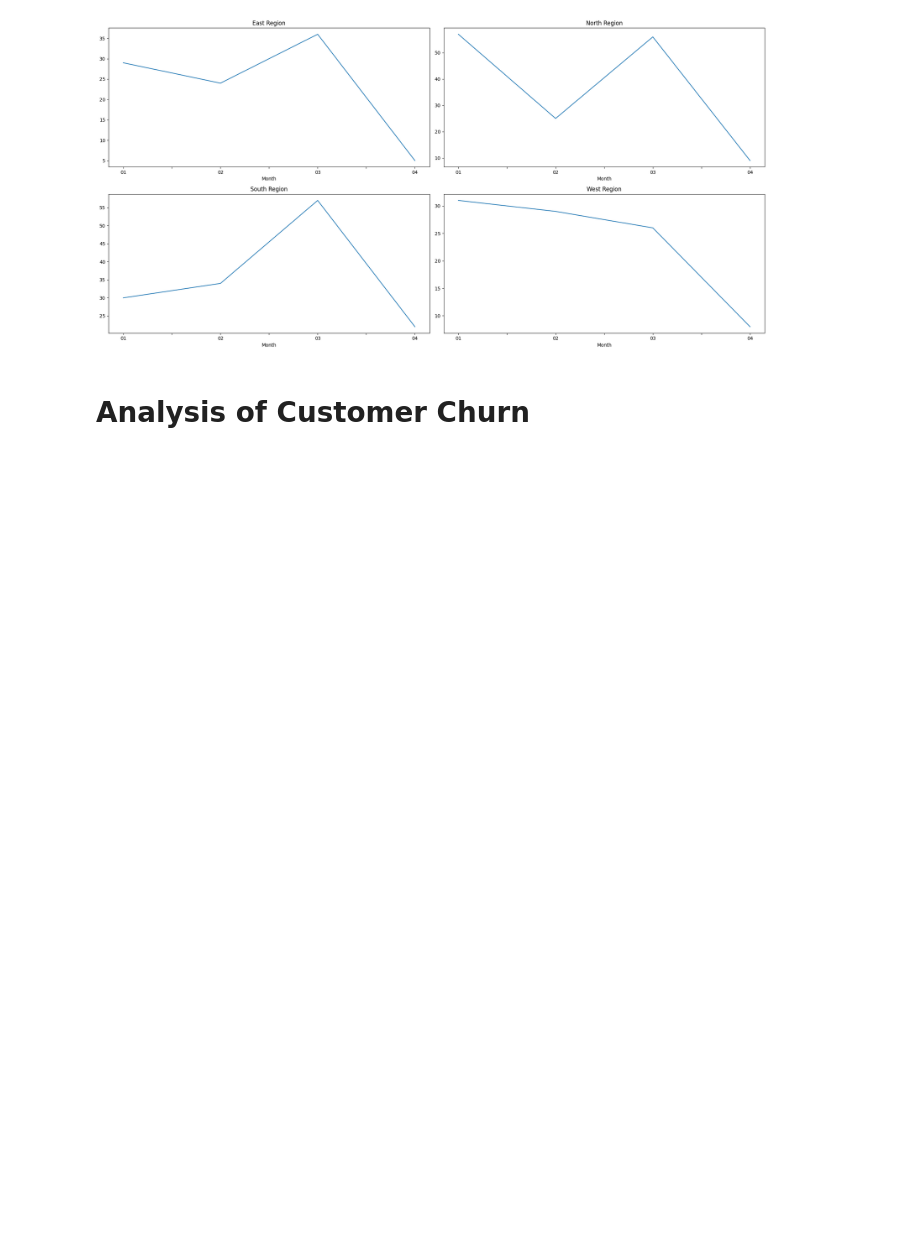
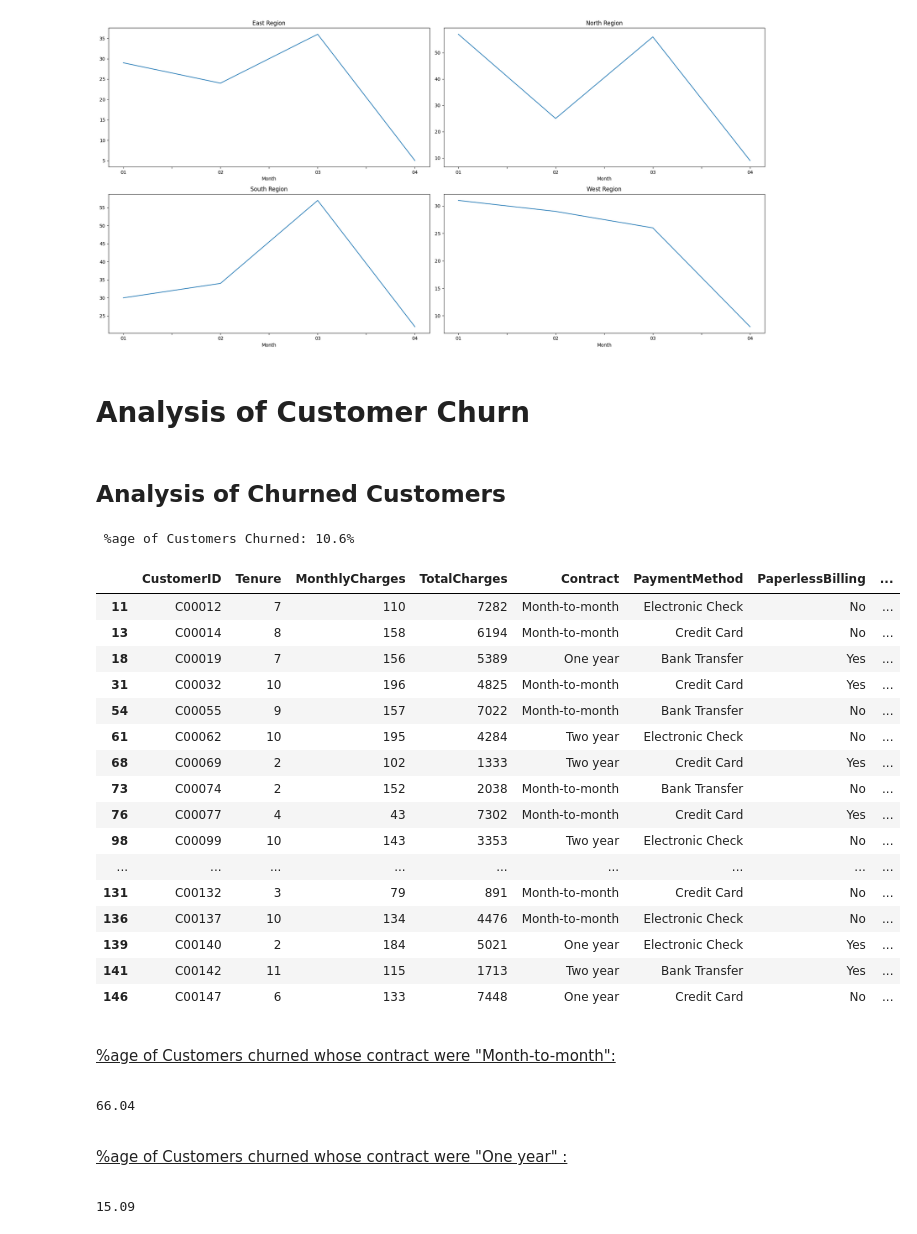
Before and after one commit to RookieCoder12/DevArena-Week-5, a Jupyter notebook: customer_analysis.ipynb, the cells around one changed output. Saved outputs shown, nothing was run; the diff lists cells and outputs as text; code cells hidden in the pictures; blank space fills up the shorter version.

```diff
--- a/customer_analysis.ipynb
+++ b/customer_analysis.ipynb
@@ -257,4 +258,4 @@ plt.show()
 # %% [output]
 [figure]
 # %% [markdown]
-# Analysis of Customer Churn
+# <b>Analysis of Customer Churn
@@ -260,0 +264,44 @@ plt.show()
+# %% [markdown]
+## Analysis of Churned Customers
+# %%
+p_churned = (len(df_customer_churn_cp[df_customer_churn_cp["Churn"]==1].index)/ df_customer_churn.shape[0])*100
+print(f"\033[1m %age of Customers Churned: {p_churned}%\033[0m")
+# %% [output]
+ %age of Customers Churned: 10.6%
+# %%
+df_churned = df_customer_churn_cp[df_customer_churn_cp["Churn"]==1]
+df_churned.head(20)
+# %% [output]
+|  | CustomerID | Tenure | MonthlyCharges | TotalCharges | Contract | PaymentMethod | PaperlessBilling | ... |
+| 11 | C00012 | 7 | 110 | 7282 | Month-to-month | Electronic Check | No | ... |
+| 13 | C00014 | 8 | 158 | 6194 | Month-to-month | Credit Card | No | ... |
+| 18 | C00019 | 7 | 156 | 5389 | One year | Bank Transfer | Yes | ... |
+| 31 | C00032 | 10 | 196 | 4825 | Month-to-month | Credit Card | Yes | ... |
+| 54 | C00055 | 9 | 157 | 7022 | Month-to-month | Bank Transfer | No | ... |
+| 61 | C00062 | 10 | 195 | 4284 | Two year | Electronic Check | No | ... |
+| 68 | C00069 | 2 | 102 | 1333 | Two year | Credit Card | Yes | ... |
+| 73 | C00074 | 2 | 152 | 2038 | Month-to-month | Bank Transfer | No | ... |
+| 76 | C00077 | 4 | 43 | 7302 | Month-to-month | Credit Card | Yes | ... |
+| 98 | C00099 | 10 | 143 | 3353 | Two year | Electronic Check | No | ... |
+| ... | ... | ... | ... | ... | ... | ... | ... | ... |
+| 131 | C00132 | 3 | 79 | 891 | Month-to-month | Credit Card | No | ... |
+| 136 | C00137 | 10 | 134 | 4476 | Month-to-month | Electronic Check | No | ... |
+| 139 | C00140 | 2 | 184 | 5021 | One year | Electronic Check | Yes | ... |
+| 141 | C00142 | 11 | 115 | 1713 | Two year | Bank Transfer | Yes | ... |
+| 146 | C00147 | 6 | 133 | 7448 | One year | Credit Card | No | ... |
+# %% [markdown]
+<u><p>
+%age of Customers churned whose contract were "Month-to-month":
+</u>
+# %%
+round(float((len(df_churned[df_churned["Contract"]=="Month-to-month"].index)/len(df_churned.index))*100), 2)
+# %% [output]
+66.04
+# %% [markdown]
+<u><p>
+%age of Customers churned whose contract were "One year" :
+</u>
+# %%
+round(float((len(df_churned[df_churned["Contract"]=="One year"].index)/len(df_churned.index))*100), 2)
+# %% [output]
+15.09
```
Also changed, not shown: parts of 19 cells of this notebook.
